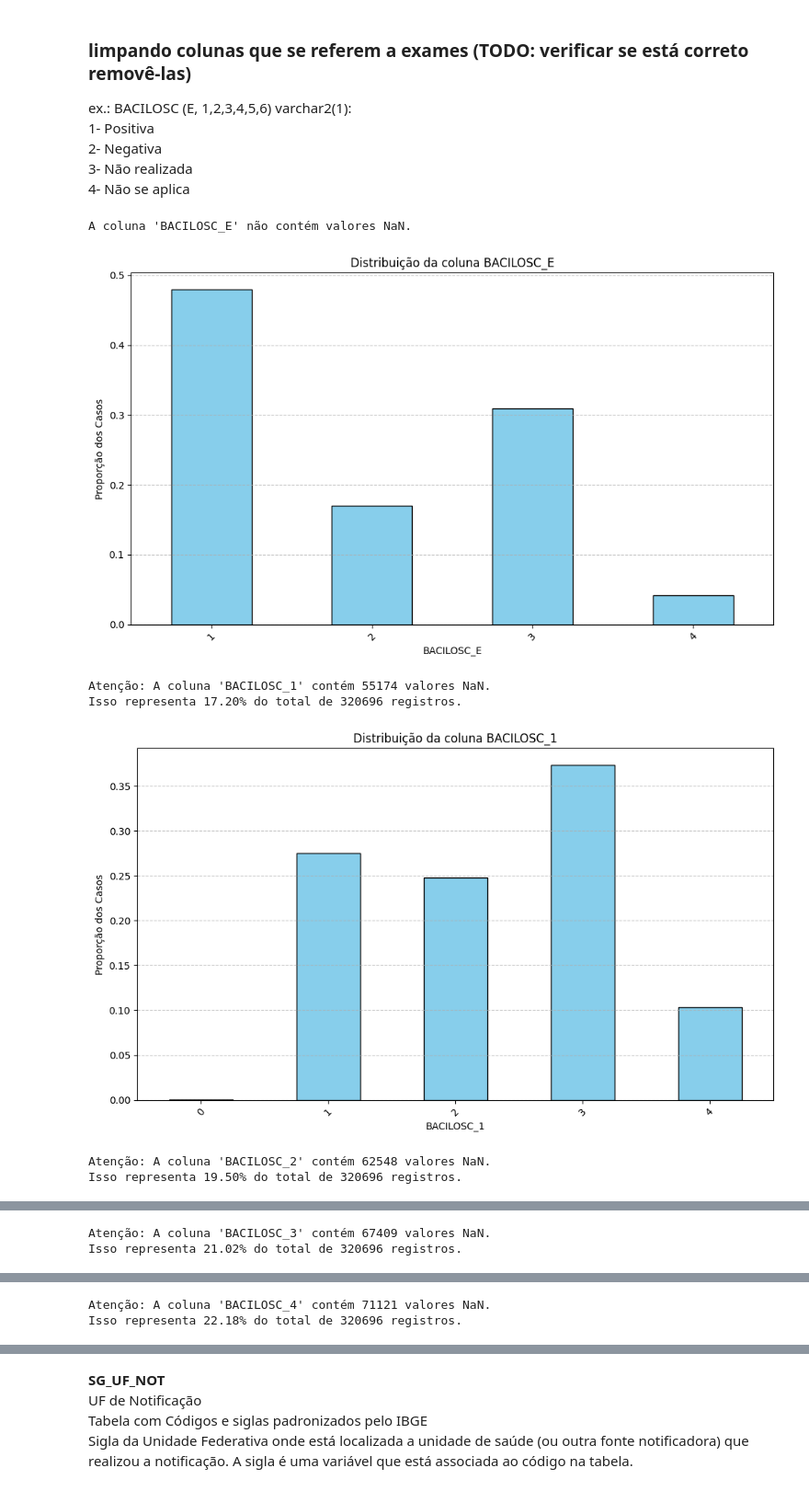
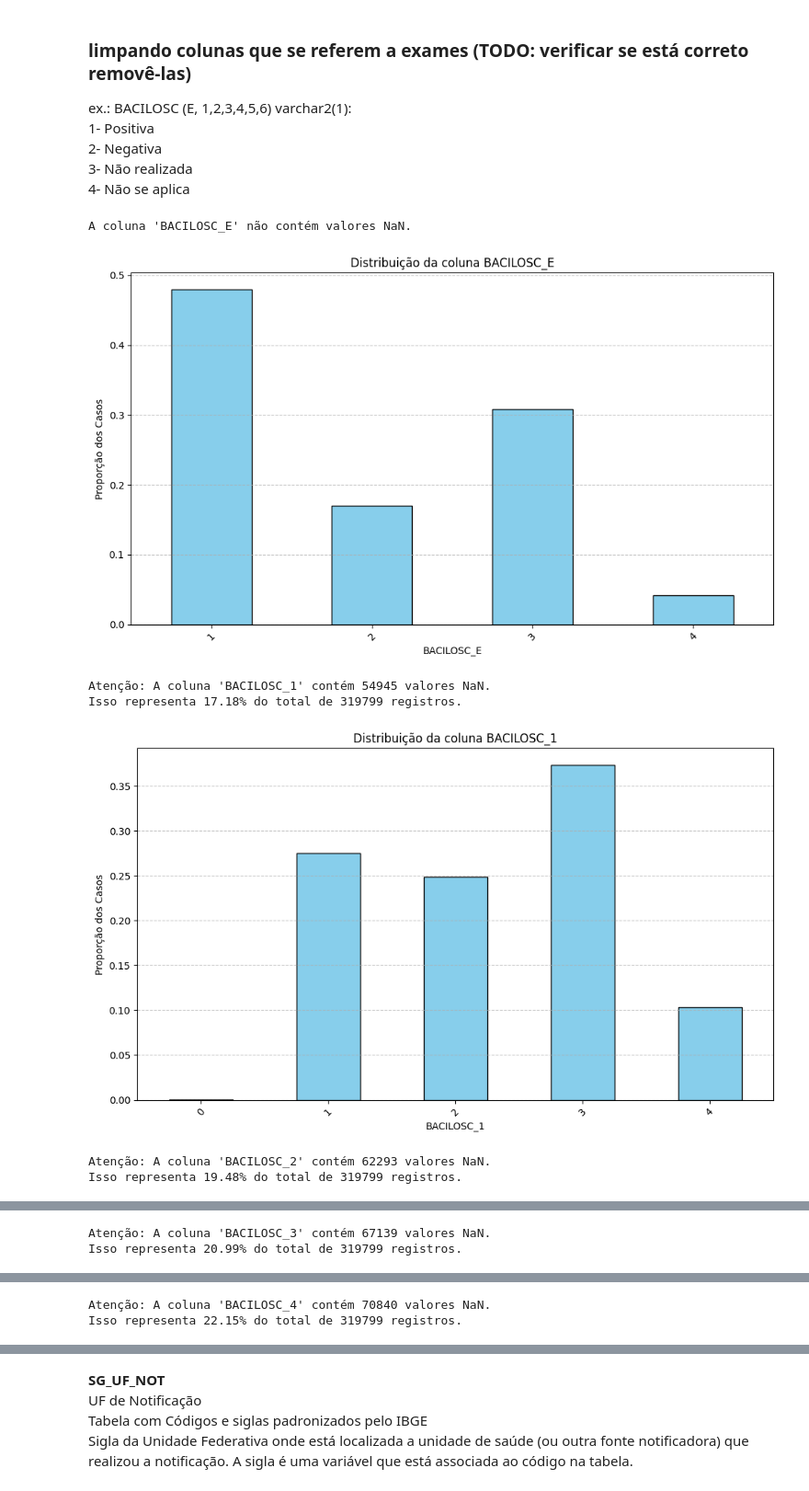
Before and after one commit to FreitasVarejo/MC853-Project, a Jupyter notebook: lab01/notebook.ipynb, the cells around one changed output, grey strips where cells are left out. Shown at 92% size. Cells and saved outputs as stored; diff of their text form; code cells hidden in the pictures.

```diff
--- a/lab01/notebook.ipynb
+++ b/lab01/notebook.ipynb
@@ -68,7 +68,7 @@ A coluna 'NU_ANO' não contém valores NaN.
 [figure]
 # %%
 df['NU_ANO'] = pd.to_numeric(df['NU_ANO'], errors='coerce')
-df_filtra_ano = df[df['NU_ANO'].between(2019, 2024)]
+df_filtra_ano = df[df['NU_ANO'].between(2019, 2023)]
 
 df_filtra_ano.shape
 # %% [output]
@@ -280,24 +263,25 @@ ex.: BACILOSC (E, 1,2,3,4,5,6) varchar2(1): <br>
 # %%
 # Lista das colunas a serem removidas
 colunas_para_dropar = [
     'BACILOSC_E', 'BACILOSC_1', 'BACILOSC_2', 'BACILOSC_3', 'BACILOSC_4', 'BACILOSC_5', 'BACILOSC_6', 'RAIOX_TORA', 'HIV', 'HISTOPATOL',
-    'CULTURA_ES', 'DT_INIC_TR',
+    'CULTURA_ES',
 ]
 
 for coluna in colunas_para_dropar:
     checar_nan(df_cleaned_columns, nome_coluna=coluna)
+    df_cleaned_columns = df_cleaned_columns.drop(columns=coluna)
 # %% [output]
 A coluna 'BACILOSC_E' não contém valores NaN.
 [figure]
-Atenção: A coluna 'BACILOSC_1' contém 55174 valores NaN.
-Isso representa 17.20% do total de 320696 registros.
+Atenção: A coluna 'BACILOSC_1' contém 54945 valores NaN.
+Isso representa 17.18% do total de 319799 registros.
-[figure, old version]
+[figure, new version]
-Atenção: A coluna 'BACILOSC_2' contém 62548 valores NaN.
-Isso representa 19.50% do total de 320696 registros.
+Atenção: A coluna 'BACILOSC_2' contém 62293 valores NaN.
+Isso representa 19.48% do total de 319799 registros.
 [figure]
-Atenção: A coluna 'BACILOSC_3' contém 67409 valores NaN.
-Isso representa 21.02% do total de 320696 registros.
+Atenção: A coluna 'BACILOSC_3' contém 67139 valores NaN.
+Isso representa 20.99% do total de 319799 registros.
 [figure]
-Atenção: A coluna 'BACILOSC_4' contém 71121 valores NaN.
-Isso representa 22.18% do total de 320696 registros.
+Atenção: A coluna 'BACILOSC_4' contém 70840 valores NaN.
+Isso representa 22.15% do total de 319799 registros.
 [figure]
```
Also changed, not shown: parts of 64 cells of this notebook, 2 other files.
